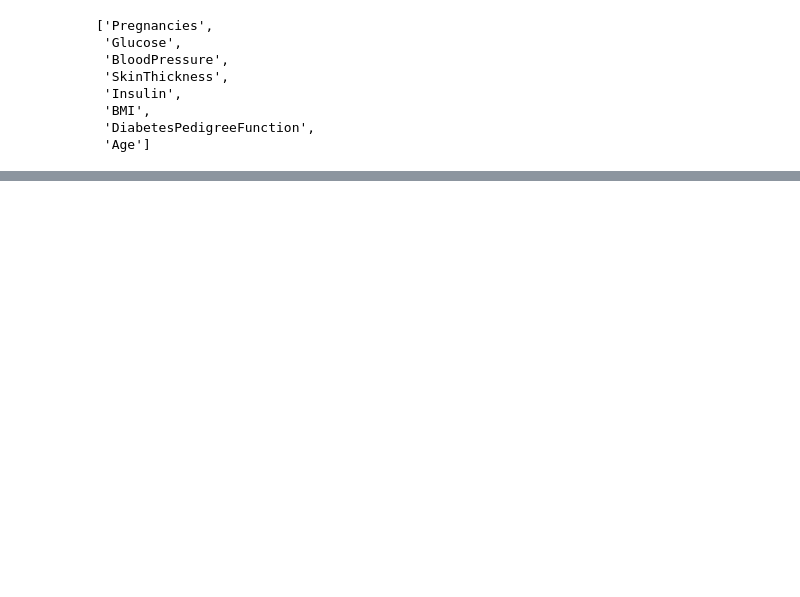
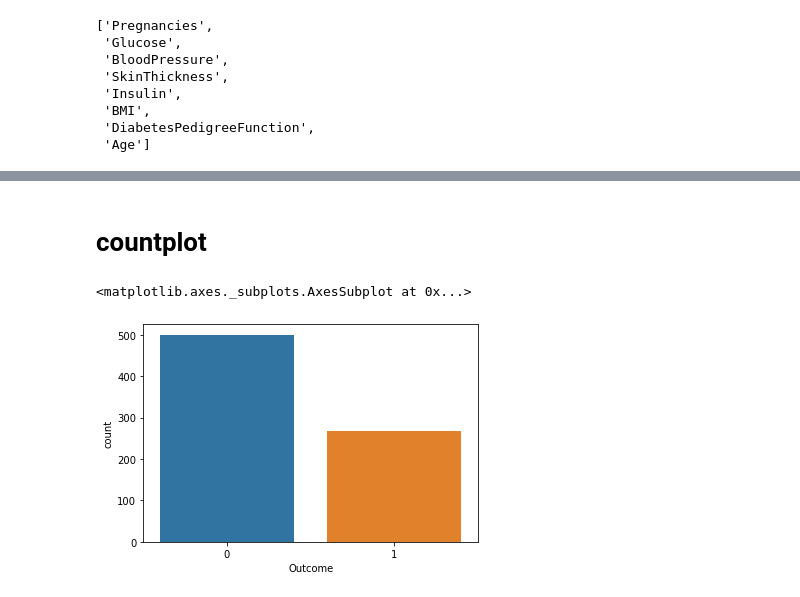
Before and after one commit to baesku789/jupyter, a Jupyter notebook: pima-diabetes-eda.ipynb, the cells around one changed output, grey strips where cells are left out. Saved outputs shown, nothing was run; the diff lists cells and outputs as text; code cells hidden in the pictures; blank space fills up the shorter version.

```diff
--- a/pima-diabetes-eda.ipynb
+++ b/pima-diabetes-eda.ipynb
@@ -114,0 +215,10 @@ feature_columns
+# %% [markdown]
+# countplot
+# %%
+# 위에서 구했던 당뇨병 발병 비율을 구해봅니다.
+# 당뇨병 발병 빈도수를 비교합니다.
+
+sns.countplot(data=df, x="Outcome")
+# %% [output]
+<matplotlib.axes._subplots.AxesSubplot at 0x...>
+[figure, added]
```
Also changed, not shown: parts of 30 cells of this notebook.
